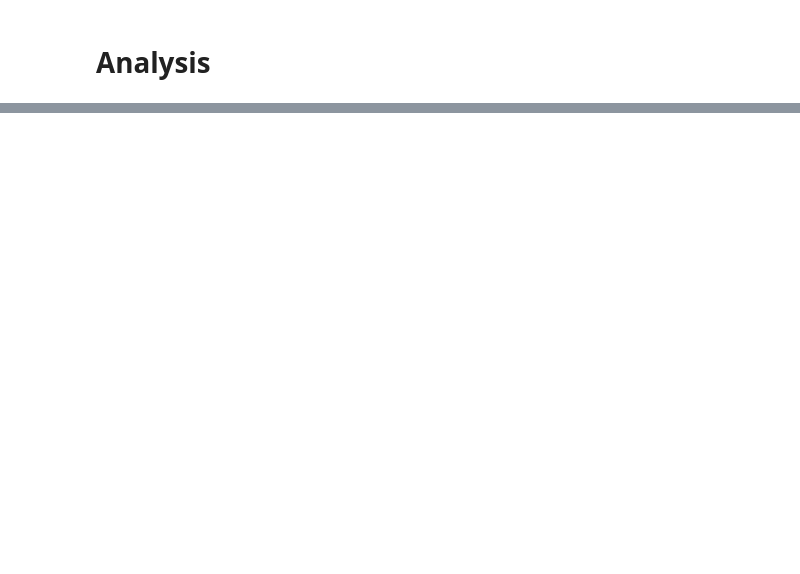
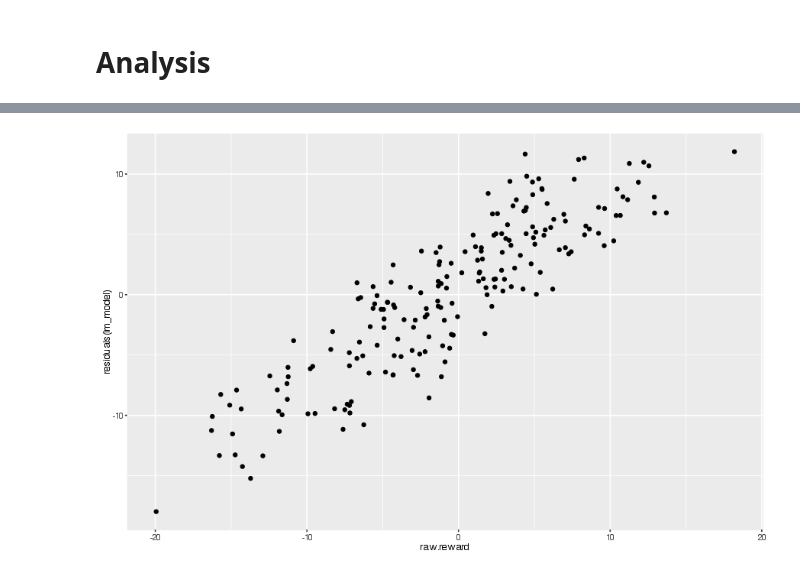
Before and after one commit to bestxolodec/DTR, a Jupyter notebook: notebooks/CompareRWLApproaches.ipynb, the cells around one changed output, grey strips where cells are left out. Saved outputs shown, nothing was run; the diff lists cells and outputs as text; code cells hidden in the pictures; blank space fills up the shorter version.

```diff
--- a/notebooks/CompareRWLApproaches.ipynb
+++ b/notebooks/CompareRWLApproaches.ipynb
@@ -189,0 +108,5 @@ ERROR: Error in file(con, "rb"): cannot open the connection
+# %%
+lm_model <- with(train, lm(raw.R ~ . - 1, data=data.frame(raw.R = raw.reward, covariates)))
+with(train, qplot(raw.reward, residuals(lm_model)))
+# %% [output]
+[figure, added]
```
Also changed, not shown: parts of 40 cells of this notebook, 6 other files.
